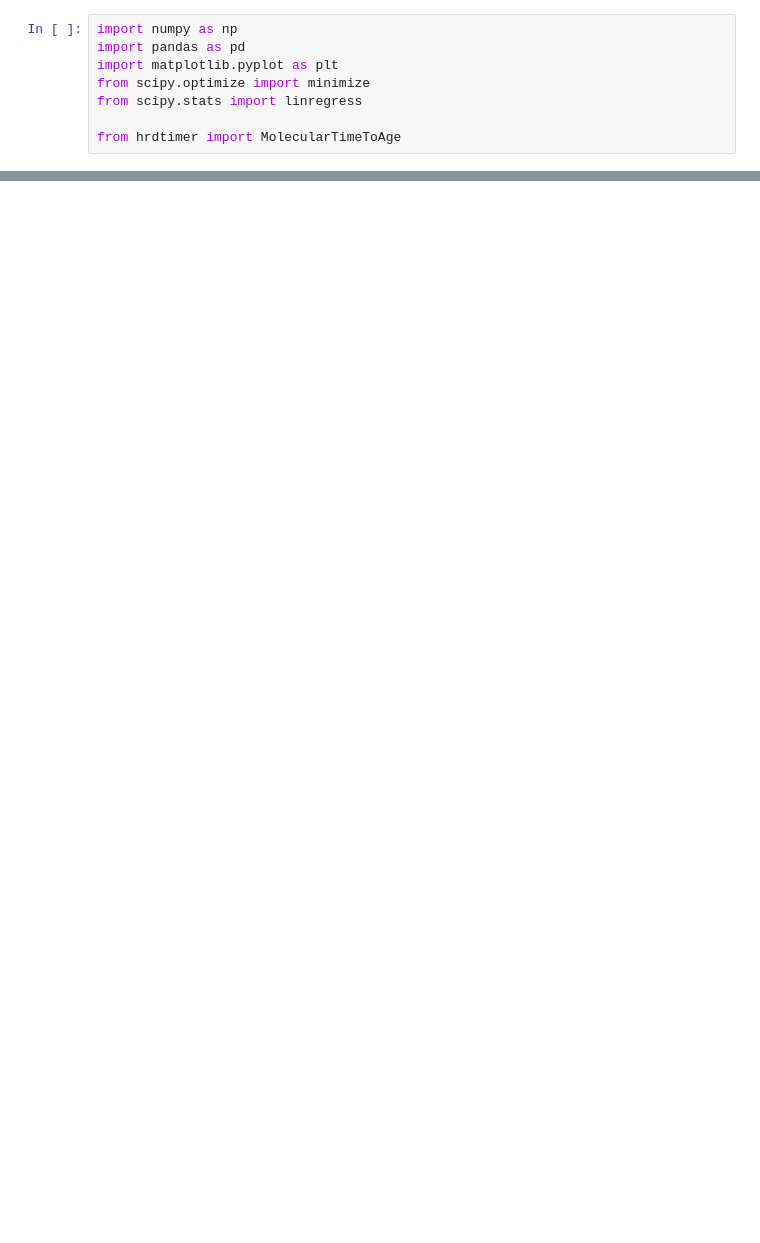
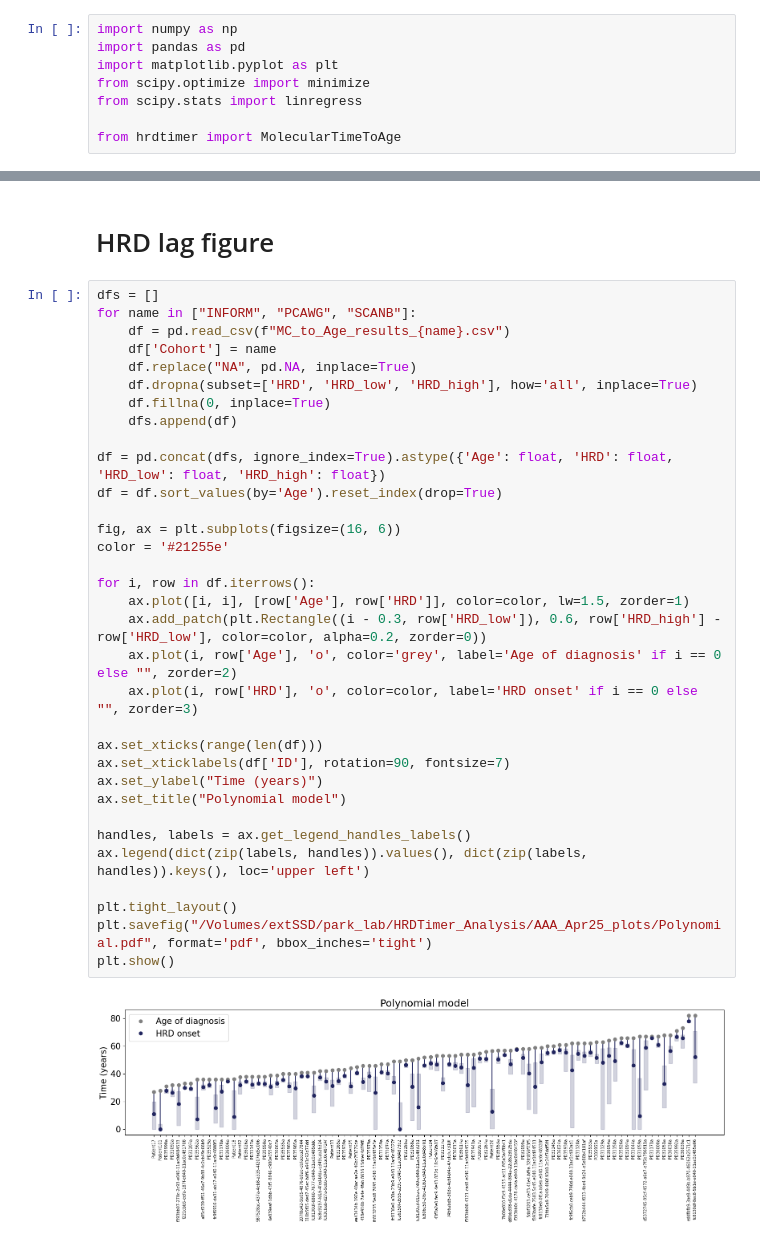
Before and after one commit to michandreop/HRDTimer, a Jupyter notebook: notebooks/paper_figures/Fig5.ipynb, the cells around one changed output, grey strips where cells are left out. Cells and saved outputs as stored; diff of their text form; blank space fills up the shorter version.

```diff
--- a/notebooks/paper_figures/Fig5.ipynb
+++ b/notebooks/paper_figures/Fig5.ipynb
@@ -48,3 +48,40 @@ MolecularTimeToAge.analyze_cohort_timing(
 )
 # %% [output]
 [figure]
+# %% [markdown]
+# HRD lag figure
+# %%
+dfs = []
+for name in ["INFORM", "PCAWG", "SCANB"]:
+    df = pd.read_csv(f"MC_to_Age_results_{name}.csv")
+    df['Cohort'] = name
+    df.replace("NA", pd.NA, inplace=True)
+    df.dropna(subset=['HRD', 'HRD_low', 'HRD_high'], how='all', inplace=True)
+    df.fillna(0, inplace=True)
+    dfs.append(df)
+
+df = pd.concat(dfs, ignore_index=True).astype({'Age': float, 'HRD': float, 'HRD_low': float, 'HRD_high': float})
+df = df.sort_values(by='Age').reset_index(drop=True)
+
+fig, ax = plt.subplots(figsize=(16, 6))
+color = '#21255e'
+
+for i, row in df.iterrows():
+    ax.plot([i, i], [row['Age'], row['HRD']], color=color, lw=1.5, zorder=1)
+    ax.add_patch(plt.Rectangle((i - 0.3, row['HRD_low']), 0.6, row['HRD_high'] - row['HRD_low'], color=color, alpha=0.2, zorder=0))
+    ax.plot(i, row['Age'], 'o', color='grey', label='Age of diagnosis' if i == 0 else "", zorder=2)
+    ax.plot(i, row['HRD'], 'o', color=color, label='HRD onset' if i == 0 else "", zorder=3)
+
+ax.set_xticks(range(len(df)))
+ax.set_xticklabels(df['ID'], rotation=90, fontsize=7)
+ax.set_ylabel("Time (years)")
+ax.set_title("Polynomial model")
+
+handles, labels = ax.get_legend_handles_labels()
+ax.legend(dict(zip(labels, handles)).values(), dict(zip(labels, handles)).keys(), loc='upper left')
+
+plt.tight_layout()
+plt.savefig("/Volumes/extSSD/park_lab/HRDTimer_Analysis/AAA_Apr25_plots/Polynomial.pdf", format='pdf', bbox_inches='tight')
+plt.show()
+# %% [output]
+[figure, added]
```
Also changed, not shown: parts of 10 cells of this notebook.
